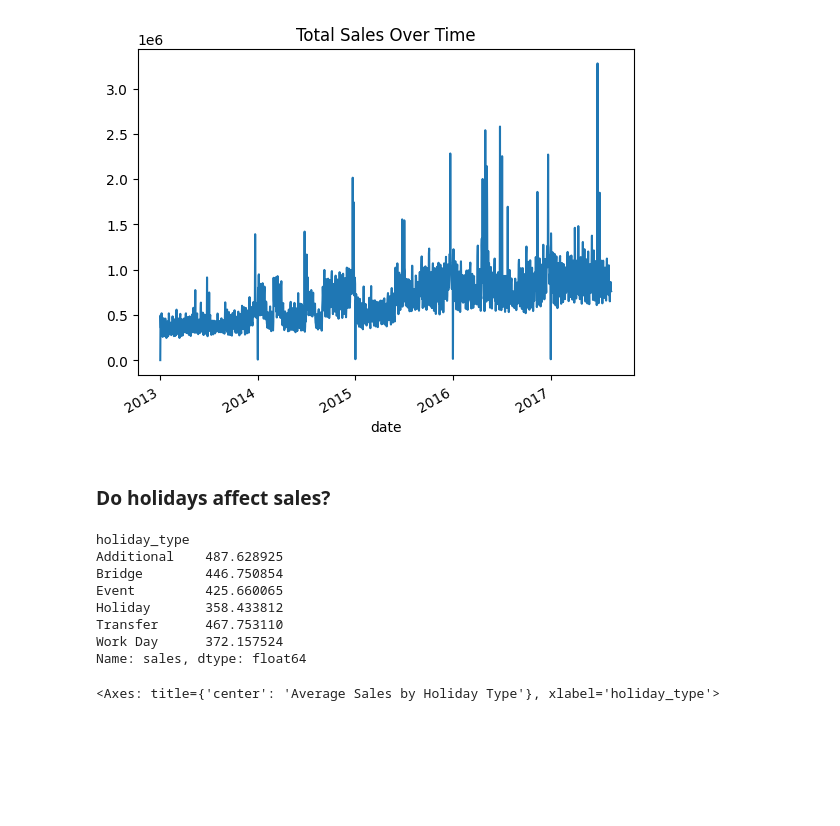
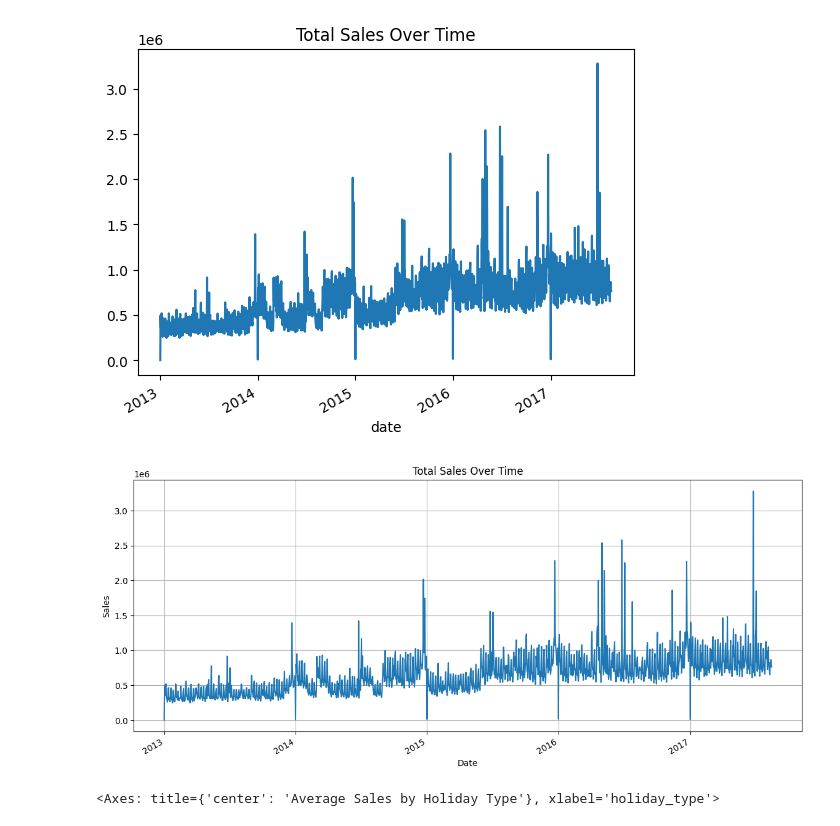
Before and after one commit to Seif-Eldin-Omar/sales-forecasting-optimization, a Jupyter notebook: notebooks/EDA_NB1.ipynb, the cells around one changed output. Saved outputs shown, nothing was run; the diff lists cells and outputs as text; code cells hidden in the pictures; blank space fills up the shorter version.

```diff
--- a/notebooks/EDA_NB1.ipynb
+++ b/notebooks/EDA_NB1.ipynb
@@ -372,20 +401,15 @@ df.groupby('date')['sales'].sum().plot(title="Total Sales Over Time")
 # %% [output]
 <Axes: title={'center': 'Total Sales Over Time'}, xlabel='date'>
 [figure]
-# %% [markdown]
-### Do holidays affect sales?
-# %%
-holiday_sales=df.groupby('holiday_type')['sales'].mean()
-holiday_sales
-# %% [output]
-holiday_type
-Additional    487.628925
-Bridge        446.750854
-Event         425.660065
-Holiday       358.433812
-Transfer      467.753110
-Work Day      372.157524
-Name: sales, dtype: float64
+# %%
+df_train.groupby('date')['sales'].sum().plot(figsize=(14, 6))
+plt.title('Total Sales Over Time')
+plt.xlabel('Date')
+plt.ylabel('Sales')
+plt.grid(True)
+plt.show()
+# %% [output]
+[figure, added]
 # %%
 holiday_sales.plot(kind='bar', title='Average Sales by Holiday Type')
 # %% [output]
```
Also changed, not shown: parts of 34 cells of this notebook.
